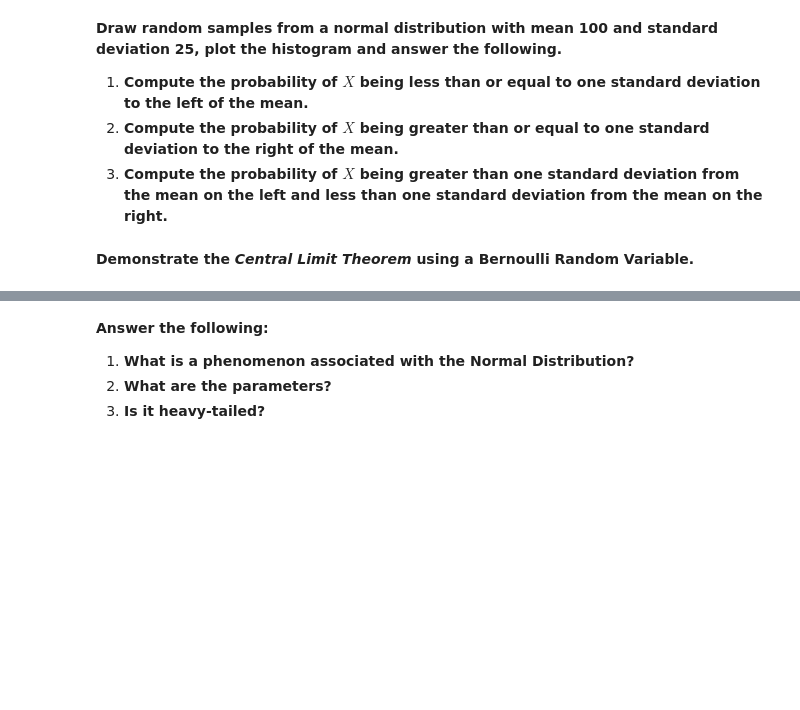
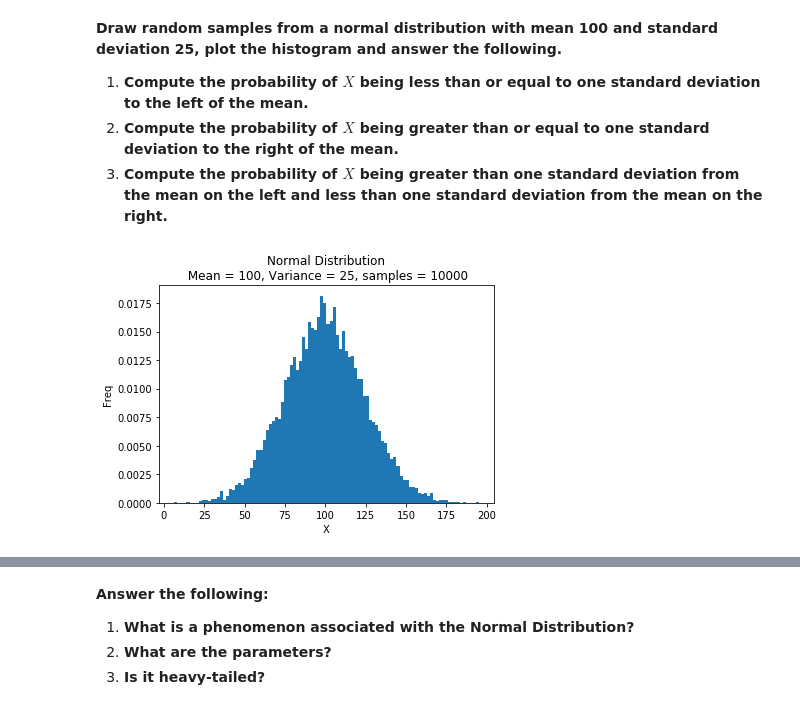
Before and after one commit to codnri/K2DS, a Jupyter notebook: unit1_introductory_concepts/probability/probability-notebooks/Probability-notebook.ipynb, the cells around one changed output, grey strips where cells are left out. Saved outputs shown, nothing was run; the diff lists cells and outputs as text; code cells hidden in the pictures; blank space fills up the shorter version.

```diff
--- a/unit1_introductory_concepts/probability/probability-notebooks/Probability-notebook.ipynb
+++ b/unit1_introductory_concepts/probability/probability-notebooks/Probability-notebook.ipynb
@@ -556,5 +556,17 @@ plt.show()
 1. **Compute the probability of $X$ being less than or equal to one standard deviation to the left of the mean.**
 1. **Compute the probability of $X$ being greater than or equal to one standard deviation to the right of the mean.**
 1. **Compute the probability of $X$ being greater than one standard deviation from the mean on the left and less than one standard deviation from the mean on the right.**
-# %% [markdown]
-**Demonstrate the *Central Limit Theorem* using a Bernoulli Random Variable.**
+# %%
+
+np.random.seed(0)
+X = np.random.normal(loc = 100, scale = 25, size = 10000)
+
+# Plot
+plt.hist(X, density = True, bins = 100)
+# plt.hist(X, density = False, bins = 100)
+plt.title('Normal Distribution\n Mean = 100, Variance = 25, samples = 10000')
+plt.xlabel('X')
+plt.ylabel('Freq')
+plt.show()
+# %% [output]
+[figure, added]
```
Also changed, not shown: parts of 17 cells of this notebook, 6 other files.
